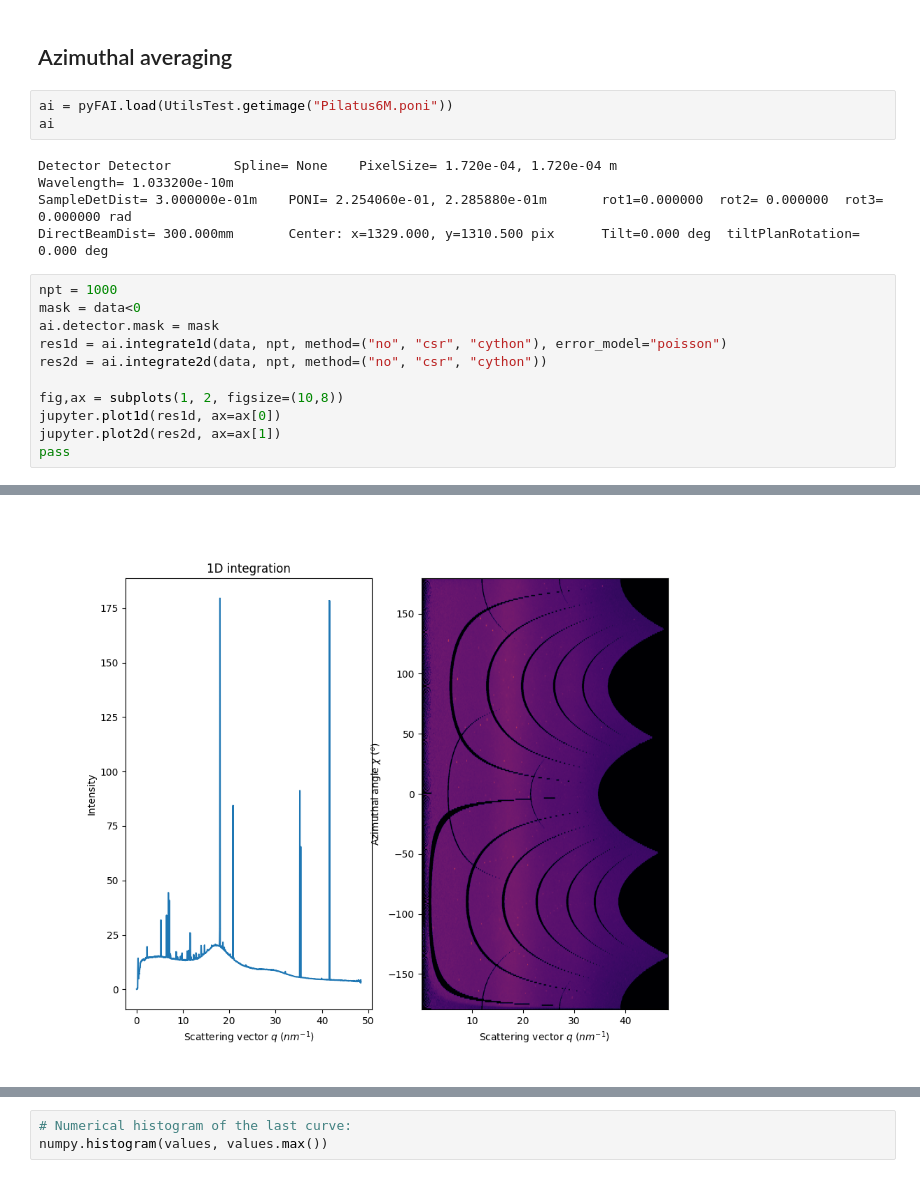
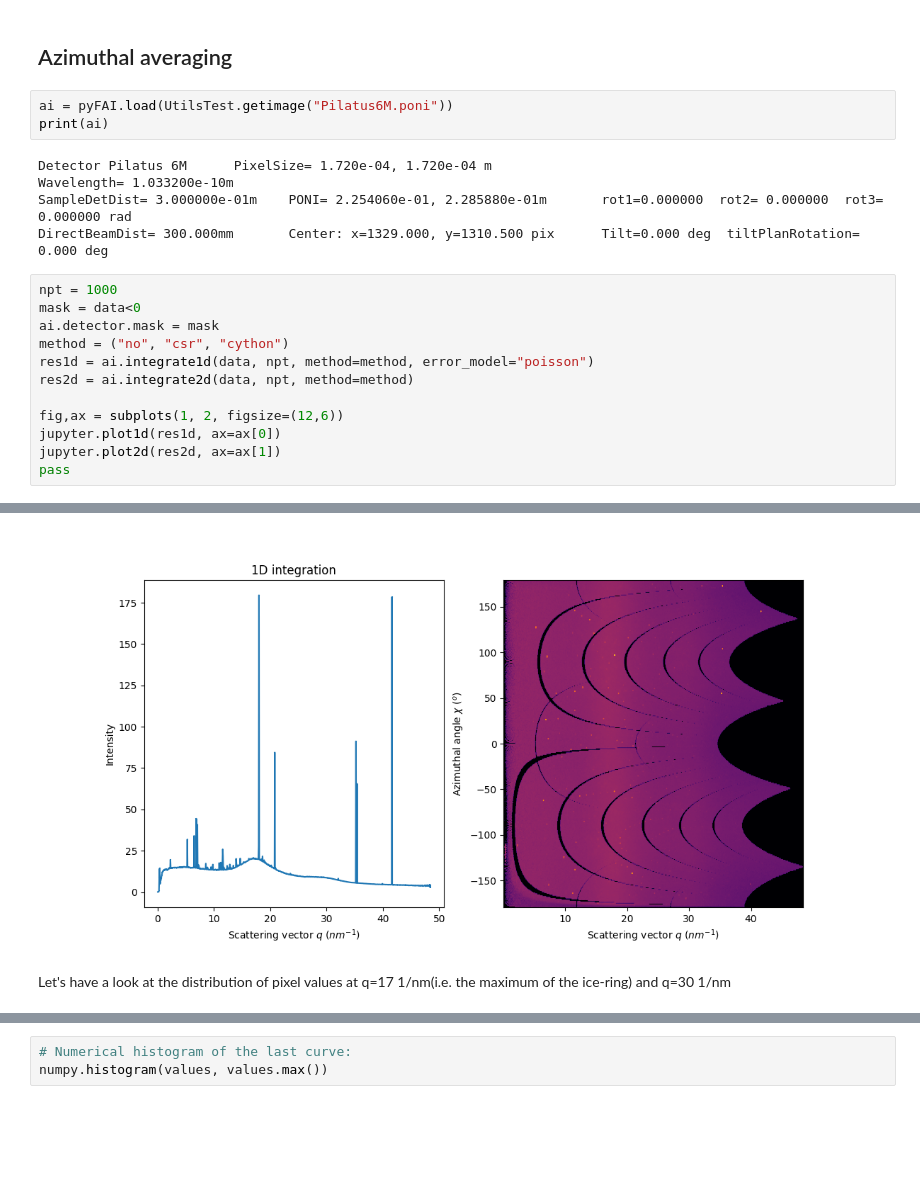
Before and after one commit to silx-kit/silx-training, a Jupyter notebook: pyFAI/SSX.ipynb, the cells around one changed output, grey strips where cells are left out. Drawn from its saved outputs; the diff is of its cells as text; blank space fills up the shorter version.

```diff
--- a/pyFAI/SSX.ipynb
+++ b/pyFAI/SSX.ipynb
@@ -30,9 +63,9 @@ _ = ax.set_title("MX diffraction frame")
 ## Azimuthal averaging
 # %%
 ai = pyFAI.load(UtilsTest.getimage("Pilatus6M.poni"))
-ai
+print(ai)
 # %% [output]
-Detector Detector        Spline= None    PixelSize= 1.720e-04, 1.720e-04 m
+Detector Pilatus 6M      PixelSize= 1.720e-04, 1.720e-04 m
 Wavelength= 1.033200e-10m
 SampleDetDist= 3.000000e-01m    PONI= 2.254060e-01, 2.285880e-01m       rot1=0.000000  rot2= 0.000000  rot3= 0.000000 rad
 DirectBeamDist= 300.000mm       Center: x=1329.000, y=1310.500 pix      Tilt=0.000 deg  tiltPlanRotation= 0.000 deg
@@ -40,10 +73,11 @@ DirectBeamDist= 300.000mm       Center: x=1329.000, y=1310.500 pix      Tilt=0.0
 npt = 1000
 mask = data<0
 ai.detector.mask = mask
-res1d = ai.integrate1d(data, npt, method=("no", "csr", "cython"), error_model="poisson")
-res2d = ai.integrate2d(data, npt, method=("no", "csr", "cython"))
+method = ("no", "csr", "cython")
+res1d = ai.integrate1d(data, npt, method=method, error_model="poisson")
+res2d = ai.integrate2d(data, npt, method=method)
 
-fig,ax = subplots(1, 2, figsize=(10,8))
+fig,ax = subplots(1, 2, figsize=(12,6))
 jupyter.plot1d(res1d, ax=ax[0])
 jupyter.plot2d(res2d, ax=ax[1])
 pass
@@ -52,4 +85,6 @@ WARNING:pyFAI.detectors._common:guess_binning is not implemented for Detector de
-[figure, old version]
+[figure, new version]
+# %% [markdown]
+Let's have a look at the distribution of pixel values at q=17 1/nm(i.e. the maximum of the ice-ring) and q=30 1/nm
 # %%
 targets = 17, 30
 
```
Also changed, not shown: parts of 30 cells of this notebook, 1 other file.
